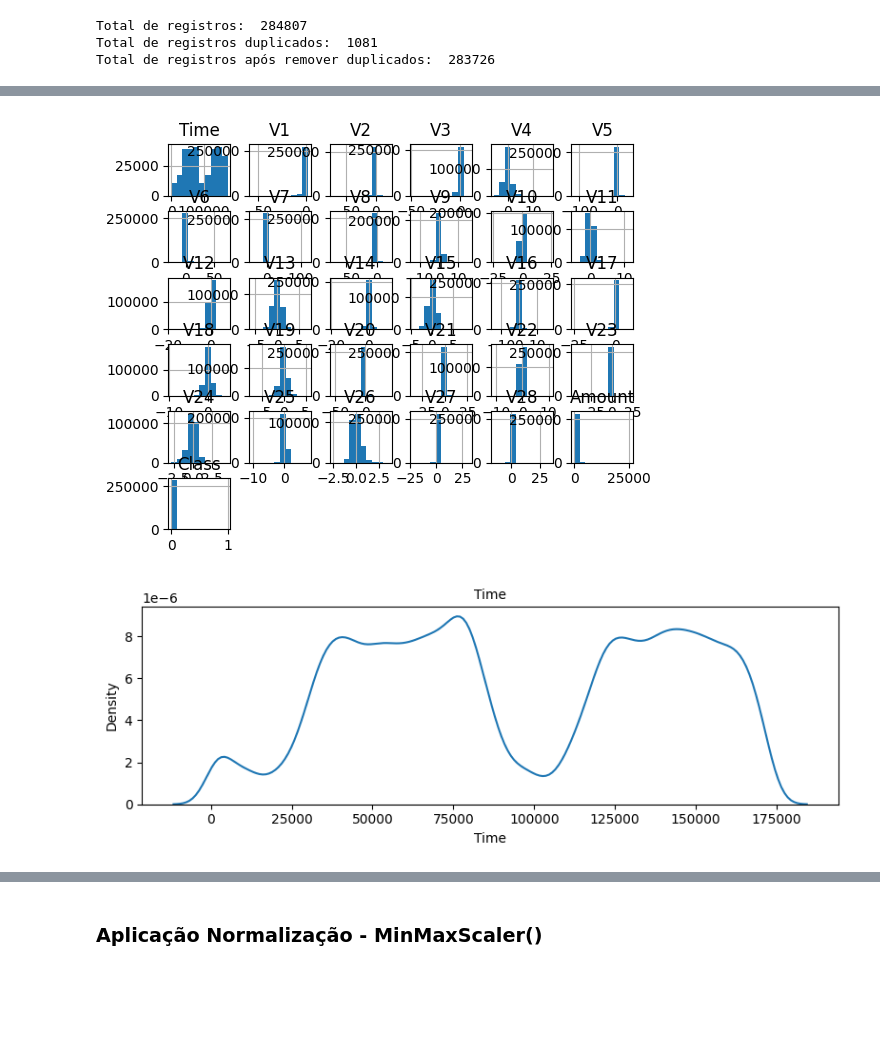
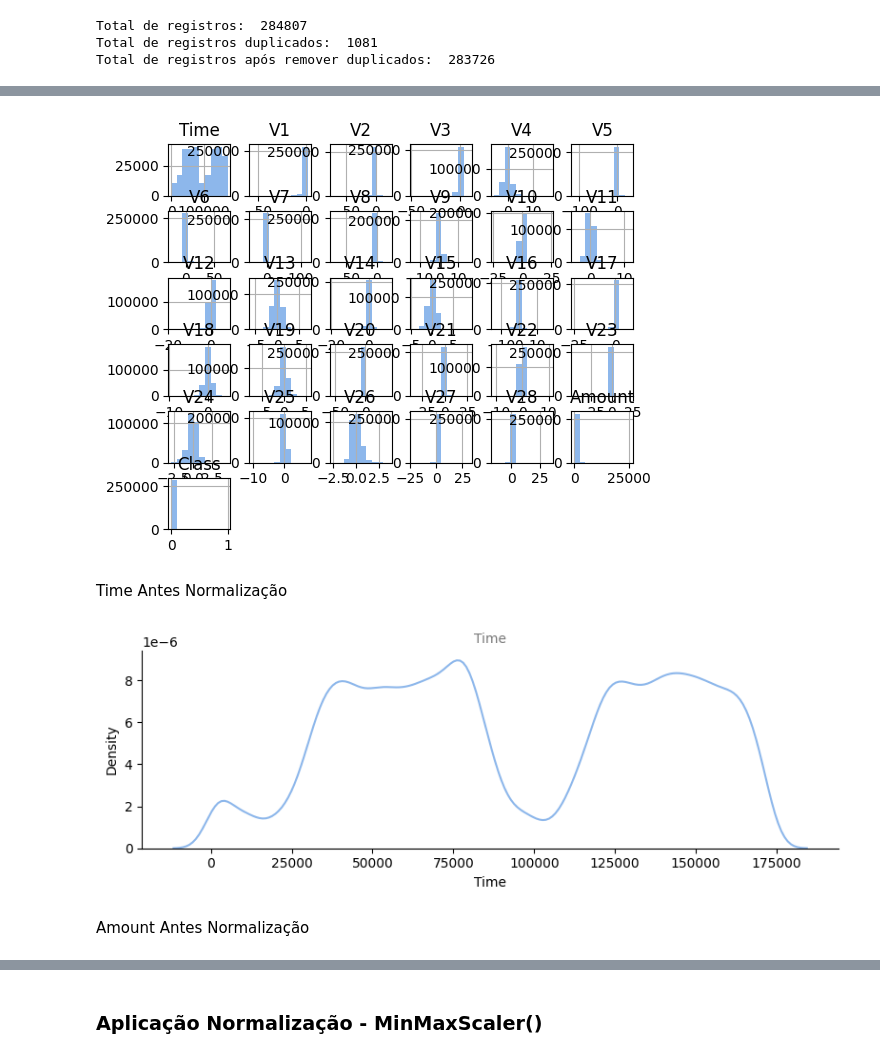
Before and after one commit to OzeasSantosn/DataScience, a Jupyter notebook: Modelo Preditivo Fraudes/CreditCard/Modelo Preditivo Fraudes Creditcard.ipynb, the cells around one changed output, grey strips where cells are left out. Saved outputs shown, nothing was run; the diff lists cells and outputs as text; code cells hidden in the pictures; blank space fills up the shorter version.

```diff
--- a/Modelo Preditivo Fraudes/CreditCard/Modelo Preditivo Fraudes Creditcard.ipynb
+++ b/Modelo Preditivo Fraudes/CreditCard/Modelo Preditivo Fraudes Creditcard.ipynb
@@ -359,17 +672,21 @@ Devido a existência de outliers em varias colunas, estaremos realizando a padro
 # %%
-df_creditcard.hist()
+df_creditcard.hist(color = azul_claro)
 plt.show()
 # %% [output]
-[figure, old version]
+[figure, new version]
+# %% [markdown]
+Time Antes Normalização
 # %%
 # Time
 fig = plt.subplots(nrows=1, ncols=1, figsize=(8,3))
-sns.kdeplot(df_creditcard['Time'], label="Class 0", y=None, shade=None, common_norm = True)
-plt.title('Time', fontsize=10)
-
+sns.kdeplot(df_creditcard['Time'], label="Class 0", y=None, shade=None, common_norm = True, color = azul_claro)
+plt.title('Time', fontsize=10, color = cinza_escuro)
+sns.despine()
 plt.tight_layout()
 # %% [output]
-[figure, old version]
+[figure, new version]
+# %% [markdown]
+Amount Antes Normalização
 # %%
 # Amount
 fig = plt.subplots(nrows=1, ncols=1, figsize=(8,3))
```
Also changed, not shown: parts of 143 cells of this notebook, 4 other files.
